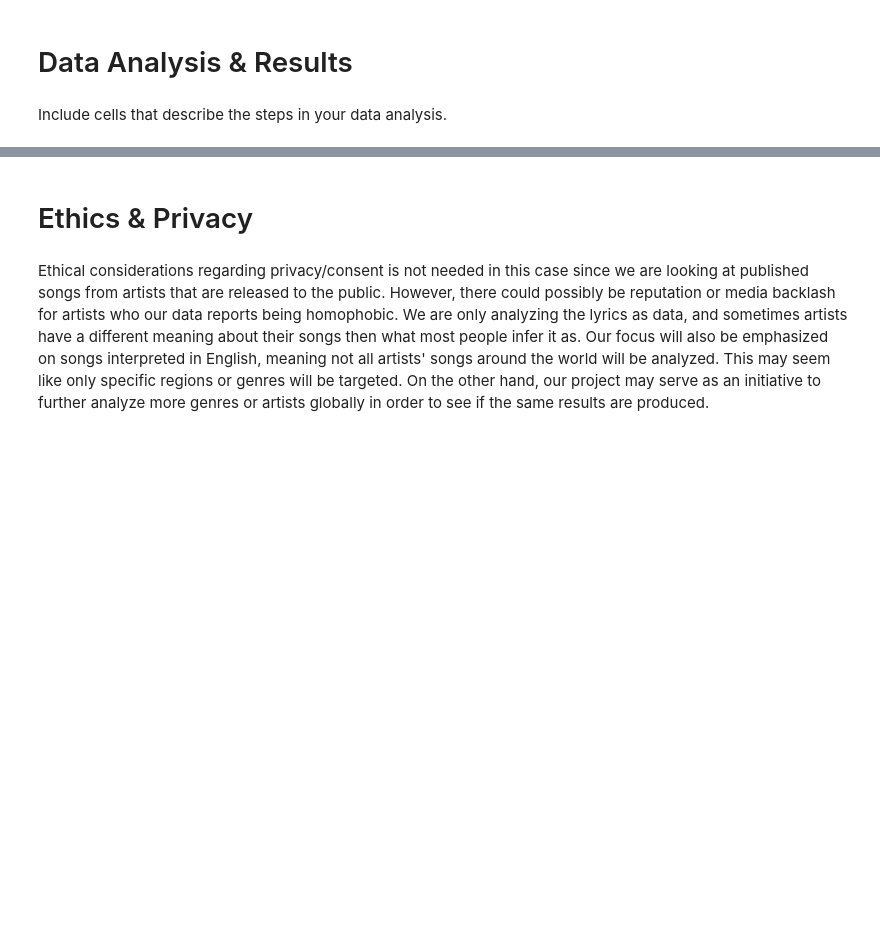
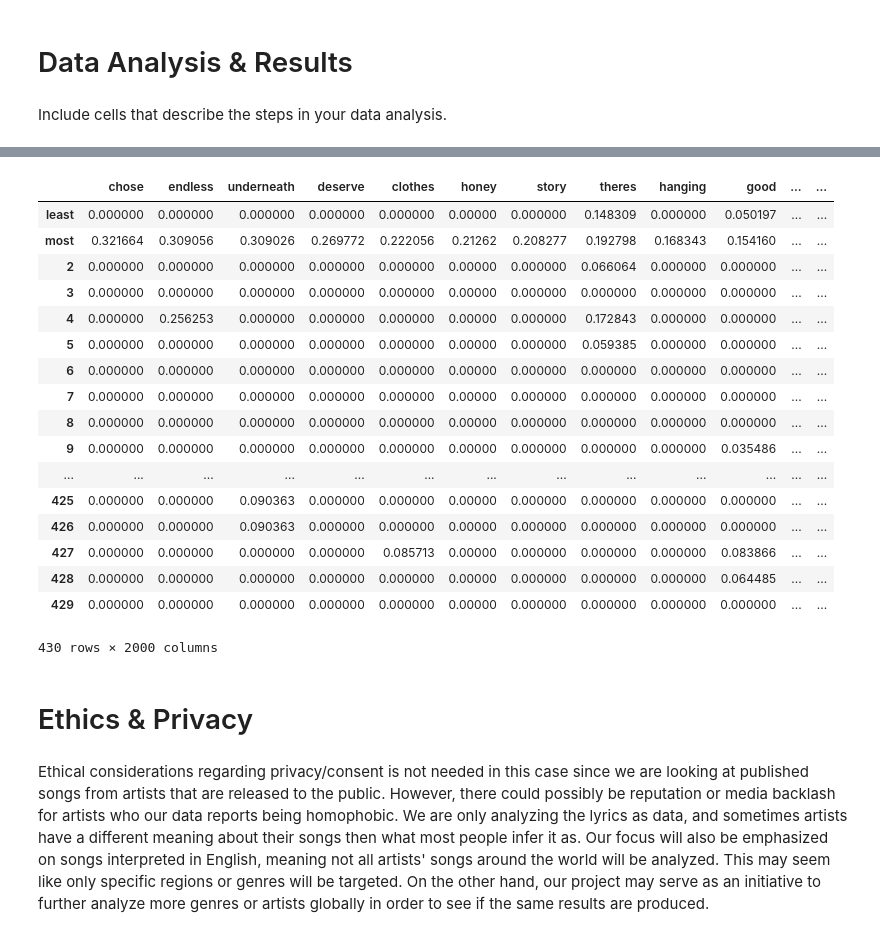
Before and after one commit to Timothy-W/COGS108-Group-152-Final-Project, a Jupyter notebook: FinalProject.ipynb, the cells around one changed output, grey strips where cells are left out. Cells and saved outputs as stored; diff of their text form; code cells hidden in the pictures; blank space fills up the shorter version.

Commit message:
First tokenizer attempt

```diff
--- a/FinalProject.ipynb
+++ b/FinalProject.ipynb
@@ -495,3 +508,33 @@ Include cells that describe the steps in your data analysis.
+# %%
+from sklearn.feature_extraction.text import TfidfVectorizer
+from nltk.tokenize import word_tokenize
+from nltk.corpus import stopwords
+
+tfidf = TfidfVectorizer(sublinear_tf=True, analyzer='word', max_features=2000, tokenizer=word_tokenize, stop_words=stop_words)
+corpus = list(df['lyrics'])
+cogs_tfidf = pd.DataFrame(tfidf.fit_transform(corpus).toarray())
+cogs_tfidf.columns = tfidf.get_feature_names()
+cogs_tfidf.rename(index={0:'least',1:'most'}, inplace=True)
+cogs_tfidf.sort_values(by='most', axis=1, ascending=False)
+# %% [output]
+|  | chose | endless | underneath | deserve | clothes | honey | story | theres | hanging | good | ... | ... |
+| least | 0.000000 | 0.000000 | 0.000000 | 0.000000 | 0.000000 | 0.00000 | 0.000000 | 0.148309 | 0.000000 | 0.050197 | ... | ... |
+| most | 0.321664 | 0.309056 | 0.309026 | 0.269772 | 0.222056 | 0.21262 | 0.208277 | 0.192798 | 0.168343 | 0.154160 | ... | ... |
+| 2 | 0.000000 | 0.000000 | 0.000000 | 0.000000 | 0.000000 | 0.00000 | 0.000000 | 0.066064 | 0.000000 | 0.000000 | ... | ... |
+| 3 | 0.000000 | 0.000000 | 0.000000 | 0.000000 | 0.000000 | 0.00000 | 0.000000 | 0.000000 | 0.000000 | 0.000000 | ... | ... |
+| 4 | 0.000000 | 0.256253 | 0.000000 | 0.000000 | 0.000000 | 0.00000 | 0.000000 | 0.172843 | 0.000000 | 0.000000 | ... | ... |
+| 5 | 0.000000 | 0.000000 | 0.000000 | 0.000000 | 0.000000 | 0.00000 | 0.000000 | 0.059385 | 0.000000 | 0.000000 | ... | ... |
+| 6 | 0.000000 | 0.000000 | 0.000000 | 0.000000 | 0.000000 | 0.00000 | 0.000000 | 0.000000 | 0.000000 | 0.000000 | ... | ... |
+| 7 | 0.000000 | 0.000000 | 0.000000 | 0.000000 | 0.000000 | 0.00000 | 0.000000 | 0.000000 | 0.000000 | 0.000000 | ... | ... |
+| 8 | 0.000000 | 0.000000 | 0.000000 | 0.000000 | 0.000000 | 0.00000 | 0.000000 | 0.000000 | 0.000000 | 0.000000 | ... | ... |
+| 9 | 0.000000 | 0.000000 | 0.000000 | 0.000000 | 0.000000 | 0.00000 | 0.000000 | 0.000000 | 0.000000 | 0.035486 | ... | ... |
+| ... | ... | ... | ... | ... | ... | ... | ... | ... | ... | ... | ... | ... |
+| 425 | 0.000000 | 0.000000 | 0.090363 | 0.000000 | 0.000000 | 0.00000 | 0.000000 | 0.000000 | 0.000000 | 0.000000 | ... | ... |
+| 426 | 0.000000 | 0.000000 | 0.090363 | 0.000000 | 0.000000 | 0.00000 | 0.000000 | 0.000000 | 0.000000 | 0.000000 | ... | ... |
+| 427 | 0.000000 | 0.000000 | 0.000000 | 0.000000 | 0.085713 | 0.00000 | 0.000000 | 0.000000 | 0.000000 | 0.083866 | ... | ... |
+| 428 | 0.000000 | 0.000000 | 0.000000 | 0.000000 | 0.000000 | 0.00000 | 0.000000 | 0.000000 | 0.000000 | 0.064485 | ... | ... |
+| 429 | 0.000000 | 0.000000 | 0.000000 | 0.000000 | 0.000000 | 0.00000 | 0.000000 | 0.000000 | 0.000000 | 0.000000 | ... | ... |
+430 rows × 2000 columns
 # %% [markdown]
 # Ethics & Privacy
 # %% [markdown]
```
Also changed, not shown: parts of 9 cells of this notebook.
